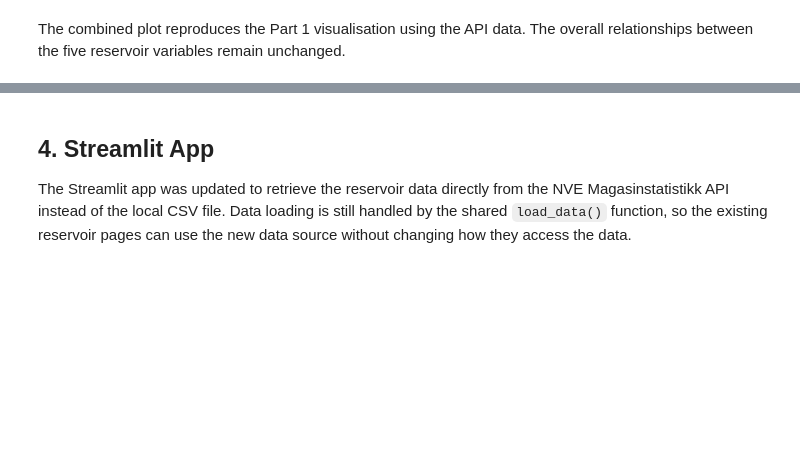
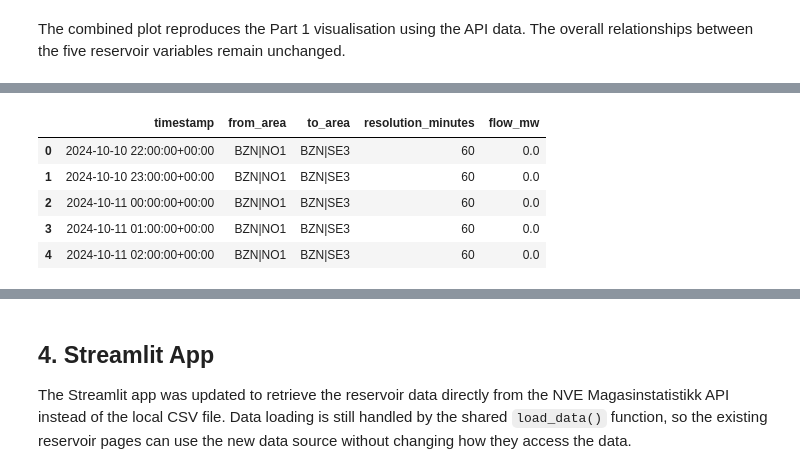
Before and after one commit to kahalandkh/IND320-kahaland, a Jupyter notebook: notebooks/project_work_part2.ipynb, the cells around one changed output, grey strips where cells are left out. Cells and saved outputs as stored; diff of their text form; code cells hidden in the pictures; blank space fills up the shorter version.

```diff
--- a/notebooks/project_work_part2.ipynb
+++ b/notebooks/project_work_part2.ipynb
@@ -419,0 +599,28 @@ The combined plot reproduces the Part 1 visualisation using the API data. The ov
+# %%
+# Retrieve both directions for every connection and yearly period
+flow_frames = []
+
+for norway_area, foreign_area in connections:
+    for from_area, to_area in [(norway_area, foreign_area), (foreign_area, norway_area)]:
+        for period_start, period_end in periods:
+            xml_data = get_physical_flow(entsoe_token, from_area, to_area, period_start, period_end)
+
+            # Convert the ENTSO-E XML response to tabular observations
+            flow_df = parse_physical_flow(xml_data)
+
+            if flow_df.empty:
+                raise ValueError(f"No data returned for {from_area} → {to_area}, {period_start}–{period_end}")
+
+            flow_frames.append(flow_df)
+
+# Combine all API responses into one dataset
+cross_border_df = pd.concat(flow_frames, ignore_index=True)
+
+cross_border_df.head()
+# %% [output]
+|  | timestamp | from_area | to_area | resolution_minutes | flow_mw |
+| 0 | 2024-10-10 22:00:00+00:00 | BZN|NO1 | BZN|SE3 | 60 | 0.0 |
+| 1 | 2024-10-10 23:00:00+00:00 | BZN|NO1 | BZN|SE3 | 60 | 0.0 |
+| 2 | 2024-10-11 00:00:00+00:00 | BZN|NO1 | BZN|SE3 | 60 | 0.0 |
+| 3 | 2024-10-11 01:00:00+00:00 | BZN|NO1 | BZN|SE3 | 60 | 0.0 |
+| 4 | 2024-10-11 02:00:00+00:00 | BZN|NO1 | BZN|SE3 | 60 | 0.0 |
```
Also changed, not shown: parts of 12 cells of this notebook, 3 other files.
